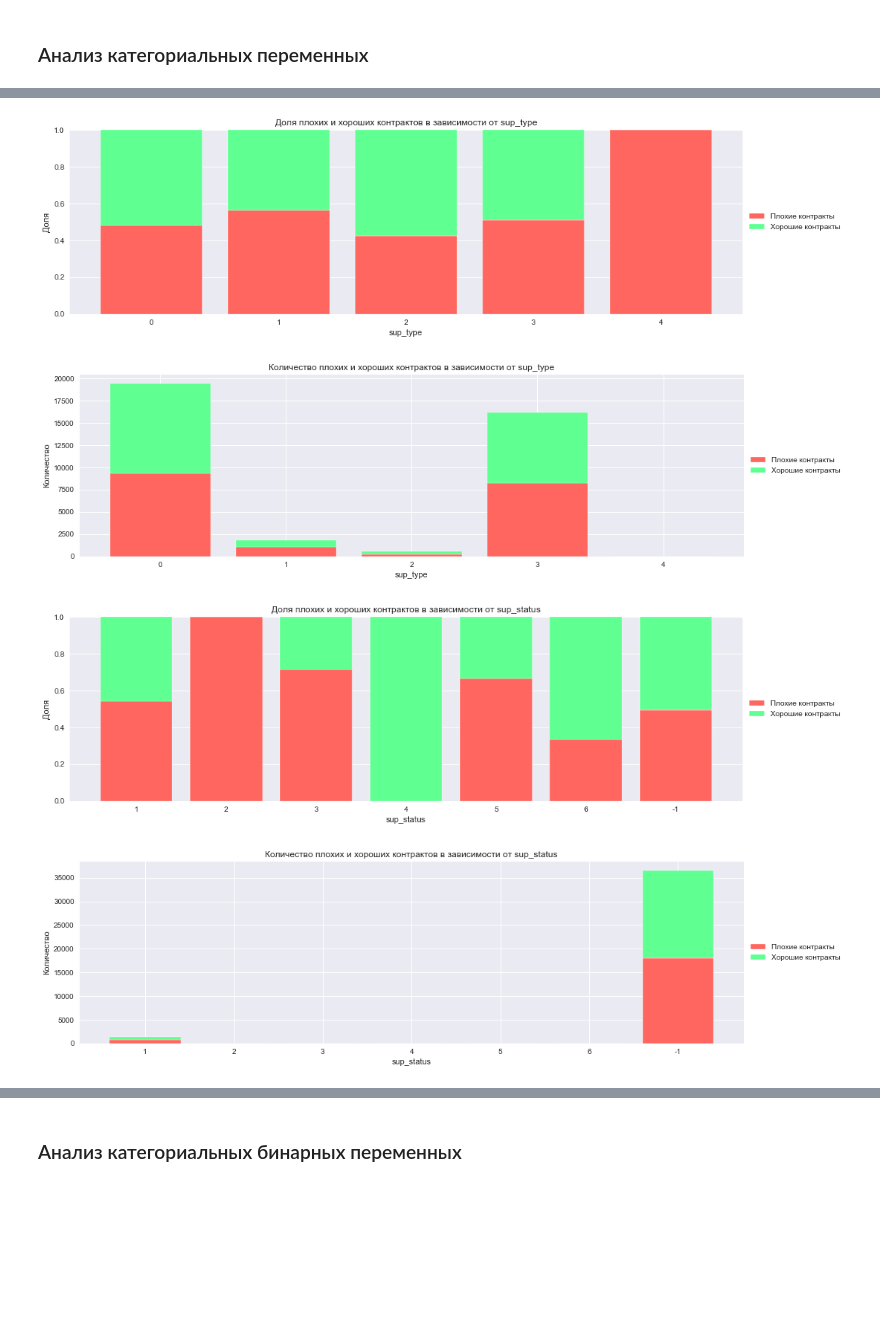
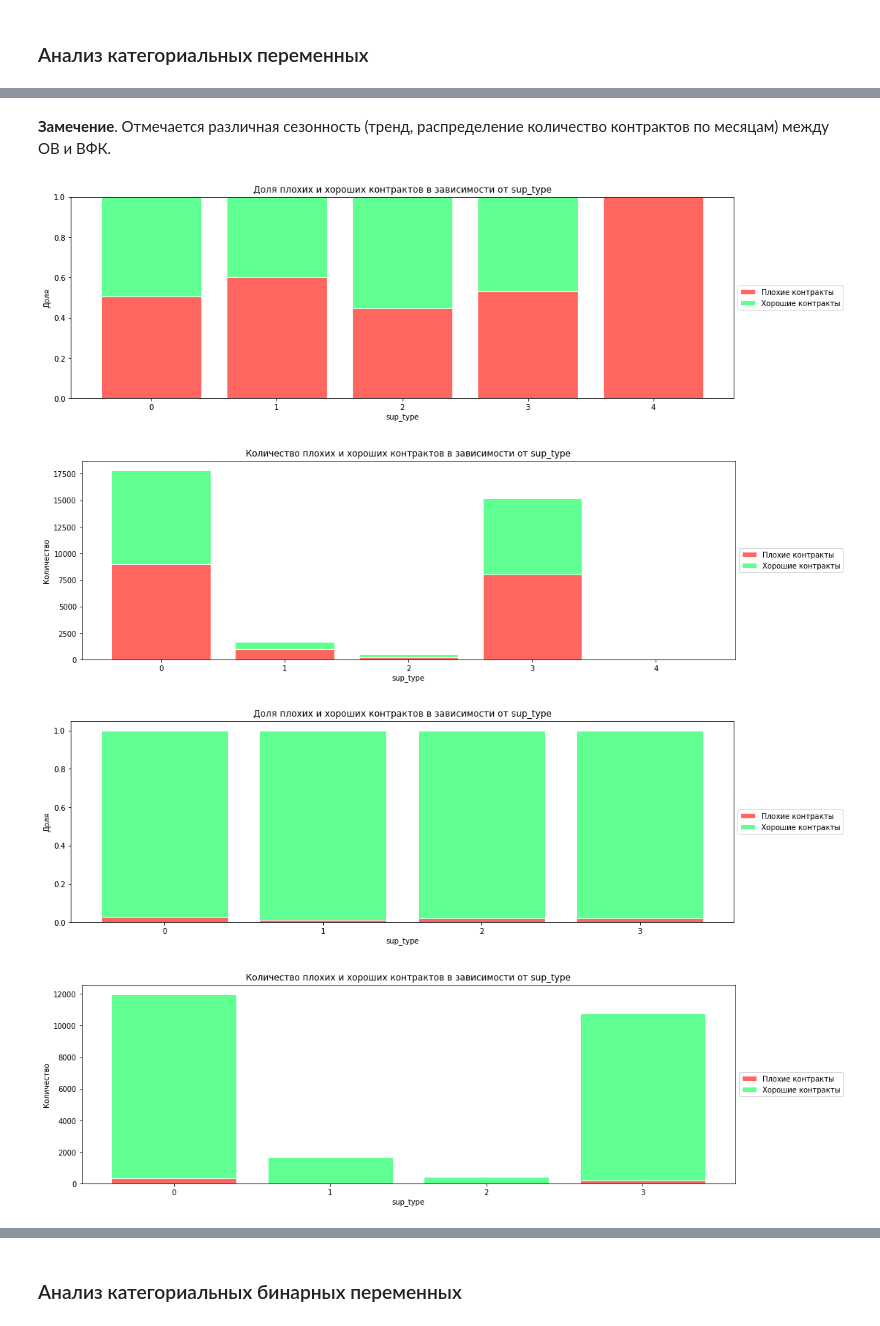
Before and after one commit to DmitryEliseev/diploma-project-2018, a Jupyter notebook: machine-learning/Feature Analysis.ipynb, the cells around one changed output, grey strips where cells are left out. Cells and saved outputs as stored; diff of their text form; code cells hidden in the pictures; blank space fills up the shorter version.

```diff
--- a/machine-learning/Feature Analysis.ipynb
+++ b/machine-learning/Feature Analysis.ipynb
@@ -139,3 +250,7 @@ sb.pairplot(df[num_var_cntr])
+# %%
+# Исправление максимальных значений sup_okpd_exp, которое не может быть больше 1
+data.loc[data['sup_okpd_exp'] > 1, 'sup_okpd_exp'] = 1
+grbs.loc[grbs['sup_okpd_exp'] > 1, 'sup_okpd_exp'] = 1
 # %%
 data[num_var01].describe()
 # %% [output]
@@ -154,0 +286,5 @@ data.loc[data['sup_okpd_exp'] > 1, 'sup_okpd_exp'] = 1
+# %%
+fig = plt.figure(figsize = (15,5))
+ax = fig.gca()
+ax.set_title('Выборка по контрактам федерального уровня')
+sb.boxplot(data=grbs[num_var01], ax=ax)
@@ -207,16 +396,18 @@ cntr_lvl: 4
 # %%
-def cntr_distrib_over_cat_var(cat_var, fig_width=20, percent=True):
+def cntr_distrib_over_cat_var(df, cat_var, fig_width=20, percent=True):
+    """Распределение плохих и хороших контрактов по категориальной переменной cat_var"""
+
     total, bad, good = Counter(), Counter(), Counter()
     l, t, b, g = [], [], [], []
 
-    for row in data[[cat_var, 'cntr_result']].itertuples():
+    for row in df[[cat_var, 'cntr_result']].itertuples():
         total[row[1]] += 1
         if row[2]:
             good[row[1]] += 1
         else:
             bad[row[1]] += 1
 
-    for val in set(data[cat_var]):
+    for val in set(df[cat_var]):
         l.append(val)
         t.append(total.get(val))
         b.append(bad.get(val, 0))
@@ -245,11 +436,13 @@ def cntr_distrib_over_cat_var(cat_var, fig_width=20, percent=True):
         plt.title("Количество плохих и хороших контрактов в зависимости от {}".format(cat_var))
 
     box = ax.get_position()
-    ax.set_position([box.x0, box.y0 + box.height * 0.1, box.width, box.height * 0.9])
-    ax.legend(loc='upper center', bbox_to_anchor=(0.5, -0.05), fancybox=True, shadow=True, ncol=5)
-
-
-    box = ax.get_position()
     ax.set_position([box.x0, box.y0, box.width * 0.8, box.height])
     ax.legend(loc='center left', bbox_to_anchor=(1, 0.5))
     plt.show()
+# %%
+# Создание двух новых переменных: год и месяц начала контракта
+data['sign_year'] = data['sign_date'].apply(lambda a: pd.Series(int(str(a)[:4])))
+data['sign_month'] = data['sign_date'].apply(lambda a: pd.Series(int(str(a)[4:6])))
+
+grbs['sign_year'] = grbs['sign_date'].apply(lambda a: pd.Series(int(str(a)[:4])))
+grbs['sign_month'] = grbs['sign_date'].apply(lambda a: pd.Series(int(str(a)[4:6])))
@@ -256,12 +507,12 @@ def cntr_distrib_over_cat_var(cat_var, fig_width=20, percent=True):
+# %% [markdown]
+**Замечение**. Отмечается различная сезонность (тренд, распределение количество контрактов по месяцам) между ОВ и ВФК.
 # %%
-cntr_distrib_over_cat_var('sup_type')
-cntr_distrib_over_cat_var('sup_type', percent=False)
+cntr_distrib_over_cat_var(data, 'sup_type')
+cntr_distrib_over_cat_var(data, 'sup_type', percent=False)
+cntr_distrib_over_cat_var(grbs, 'sup_type')
+cntr_distrib_over_cat_var(grbs, 'sup_type', percent=False)
 # %% [output]
-[figure, old version]
+[figure, new version]
-[figure, old version]
+[figure, new version]
+[figure, added]
+[figure, added]
-# %%
-cntr_distrib_over_cat_var('sup_status')
-cntr_distrib_over_cat_var('sup_status', percent=False)
-# %% [output]
-[figure, removed]
-[figure, removed]
```
Also changed, not shown: parts of 90 cells of this notebook, 4 other files.
